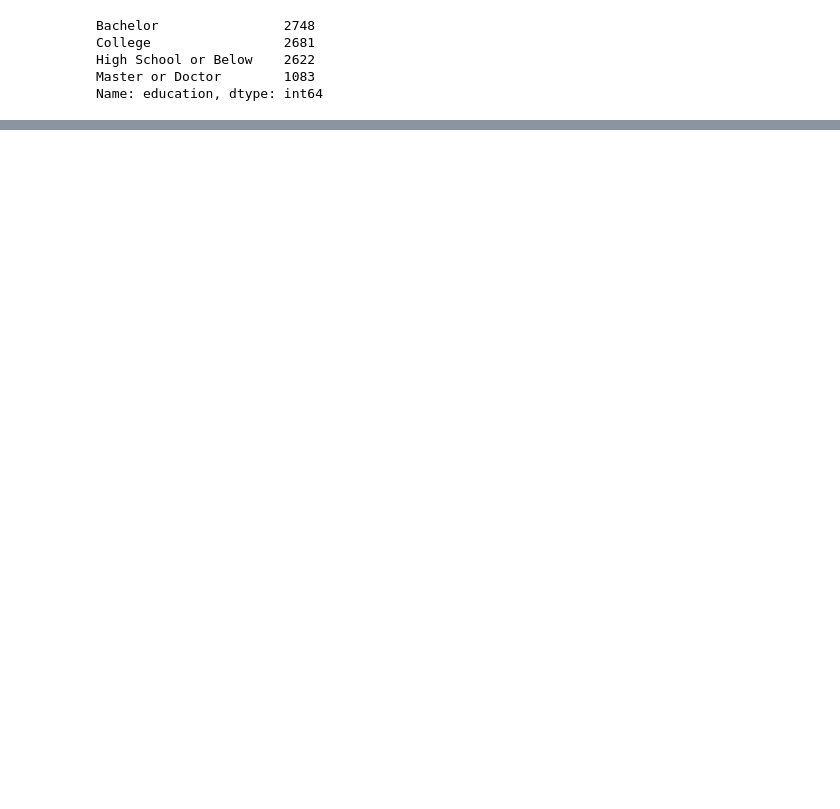
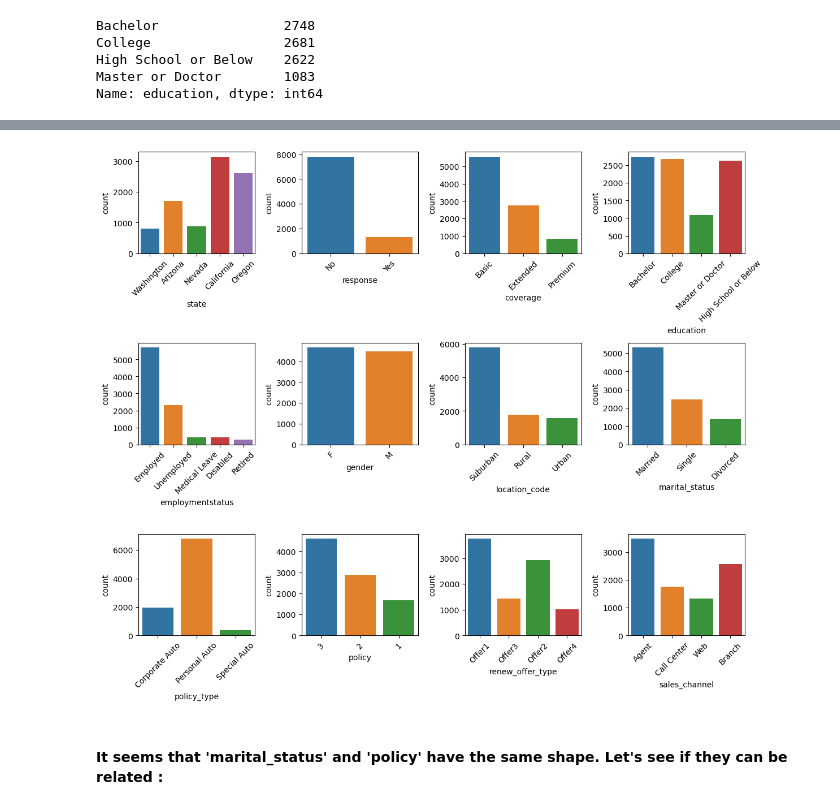
Before and after one commit to damiencmb/lab-cleaning-numerical-data, a Jupyter notebook: lab-cleaning-numerical-data.ipynb, the cells around one changed output, grey strips where cells are left out. Drawn from its saved outputs; the diff is of its cells as text; code cells hidden in the pictures; blank space fills up the shorter version.

```diff
--- a/lab-cleaning-numerical-data.ipynb
+++ b/lab-cleaning-numerical-data.ipynb
@@ -553,7 +524,7 @@ High School or Below    2622
 Master or Doctor        1083
 Name: education, dtype: int64
 # %%
-categorical_df['vehicle_class'] = np.where(categorical_df['vehicle_class'].isin(['Luxury SUV','Luxury Car']),'Luxury',categorical_df['vehicle_class'])
+categorical_df['vehicle_class'] = np.where(categorical_df['vehicle_class'].isin(['Luxury SUV','Luxury Car','Sports Car']),'Luxury',categorical_df['vehicle_class'])
 # %%
 categorical_df['vehicle_class'].value_counts()
 # %% [output]
@@ -567,0 +551,13 @@ categorical_df.to_csv('categorical_df', index=False)
+# %%
+selected_categorical_columns = categorical_df.columns[:12]
+plt.figure(figsize=(12, 10))
+for idx, column in enumerate(selected_categorical_columns, start=1):
+    plt.subplot(3, 4, idx)
+    sns.countplot(x=column, data=categorical_df)
+    plt.xticks(rotation=45)
+plt.tight_layout()
+plt.show()
+# %% [output]
+[figure, added]
+# %% [markdown]
+#### It seems that 'marital_status' and 'policy' have the same shape. Let's see if they can be related :
```
Also changed, not shown: parts of 39 cells of this notebook, 2 other files.
